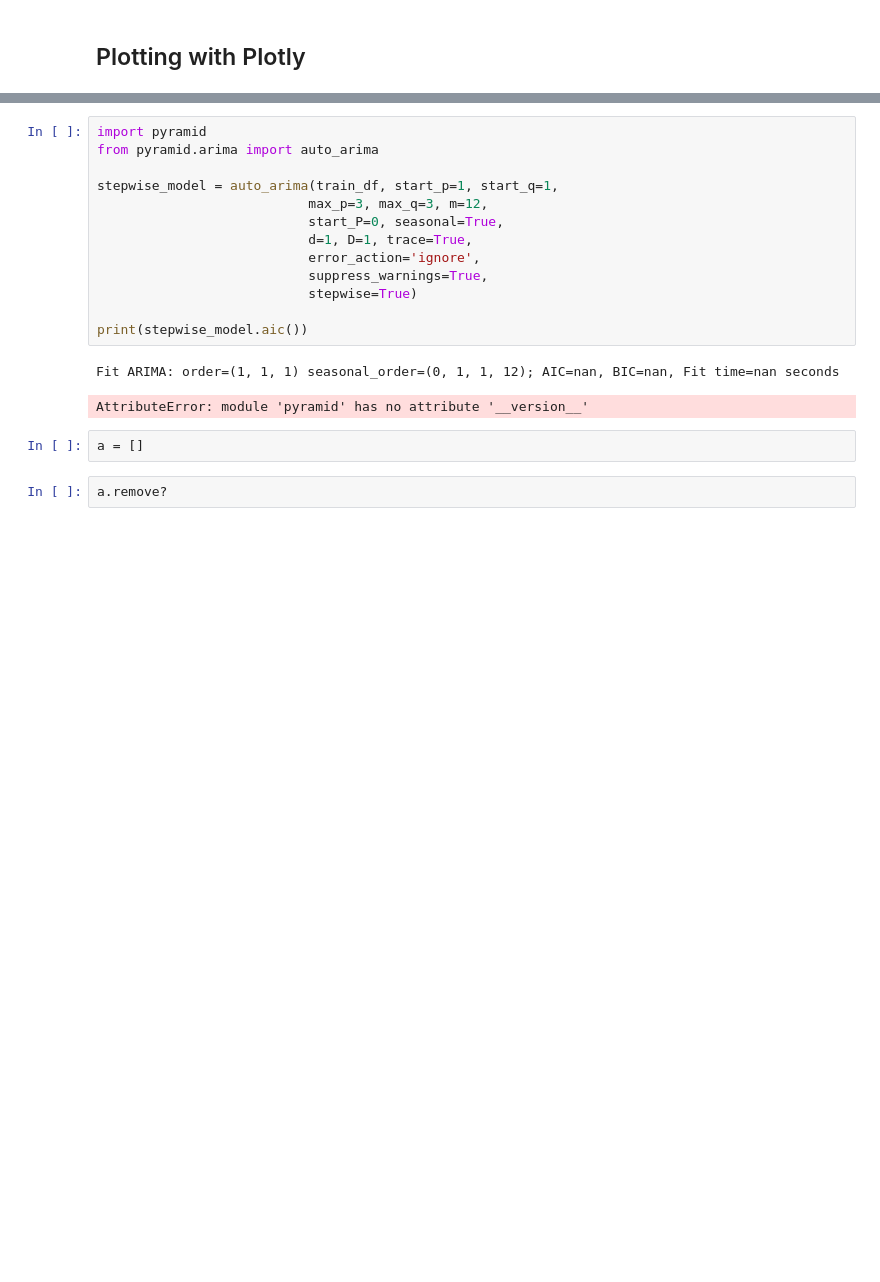
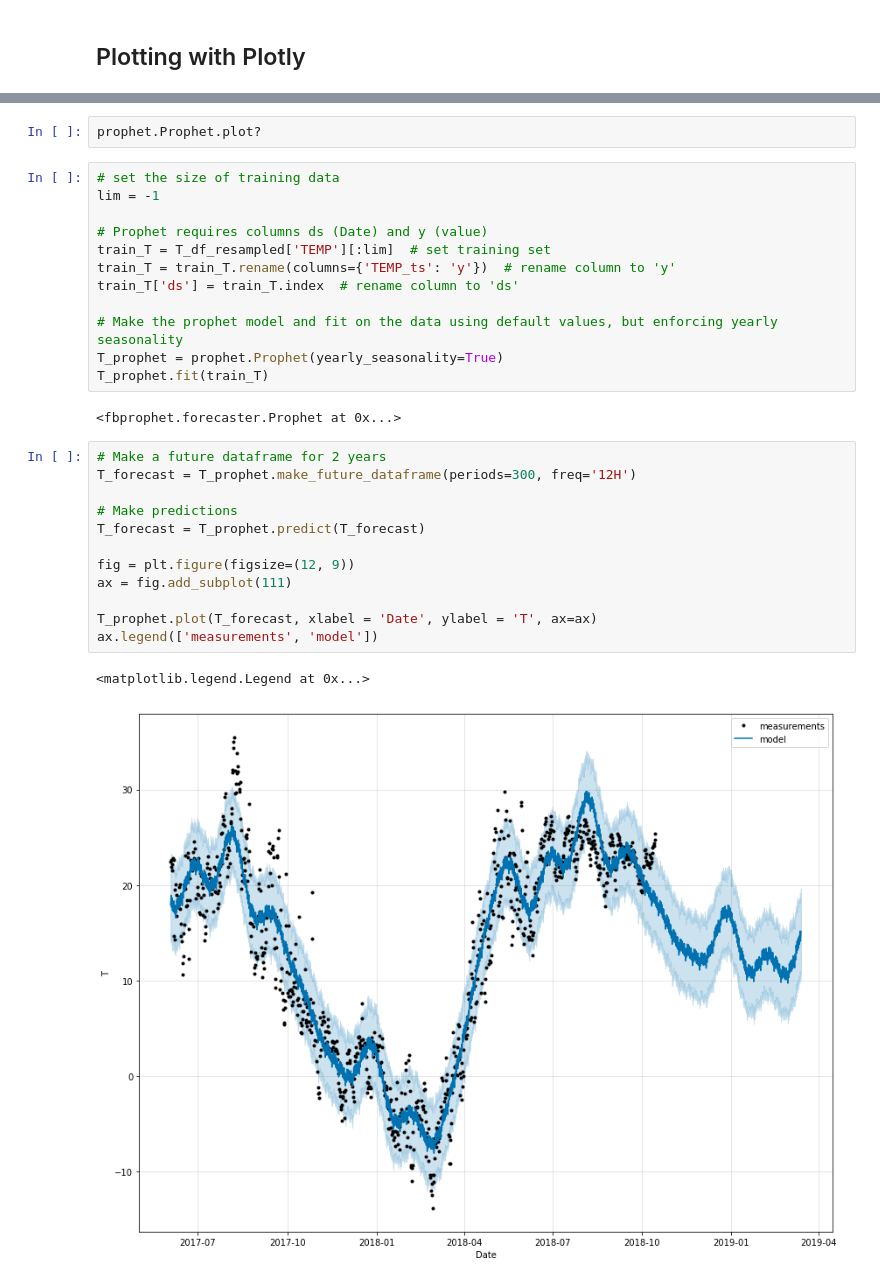
Before and after one commit to greenpeace/AQMesh, a Jupyter notebook: visu/BigQueryPandasPlotly.ipynb, the cells around one changed output, grey strips where cells are left out. Drawn from its saved outputs; the diff is of its cells as text; blank space fills up the shorter version.

Commit message:
functioning forecast with fbprophet

```diff
--- a/visu/BigQueryPandasPlotly.ipynb
+++ b/visu/BigQueryPandasPlotly.ipynb
@@ -187,20 +148,31 @@ ax.legend(loc=2)
-# %%
-import pyramid
-from pyramid.arima import auto_arima
-
-stepwise_model = auto_arima(train_df, start_p=1, start_q=1,
-                           max_p=3, max_q=3, m=12,
-                           start_P=0, seasonal=True,
-                           d=1, D=1, trace=True,
-                           error_action='ignore',
-                           suppress_warnings=True,
-                           stepwise=True)
-
-print(stepwise_model.aic())
-# %% [output]
-Fit ARIMA: order=(1, 1, 1) seasonal_order=(0, 1, 1, 12); AIC=nan, BIC=nan, Fit time=nan seconds
-AttributeError: module 'pyramid' has no attribute '__version__'
-# %%
-a = []
-# %%
-a.remove?
+# %%
+prophet.Prophet.plot?
+# %%
+# set the size of training data
+lim = -1
+
+# Prophet requires columns ds (Date) and y (value)
+train_T = T_df_resampled['TEMP'][:lim]  # set training set
+train_T = train_T.rename(columns={'TEMP_ts': 'y'})  # rename column to 'y'
+train_T['ds'] = train_T.index  # rename column to 'ds'
+
+# Make the prophet model and fit on the data using default values, but enforcing yearly seasonality
+T_prophet = prophet.Prophet(yearly_seasonality=True)
+T_prophet.fit(train_T)
+# %% [output]
+<fbprophet.forecaster.Prophet at 0x...>
+# %%
+# Make a future dataframe for 2 years
+T_forecast = T_prophet.make_future_dataframe(periods=300, freq='12H')
+
+# Make predictions
+T_forecast = T_prophet.predict(T_forecast)
+
+fig = plt.figure(figsize=(12, 9))
+ax = fig.add_subplot(111)
+
+T_prophet.plot(T_forecast, xlabel = 'Date', ylabel = 'T', ax=ax)
+ax.legend(['measurements', 'model'])
+# %% [output]
+<matplotlib.legend.Legend at 0x...>
+[figure, added]
```
Also changed, not shown: parts of 5 cells of this notebook.
